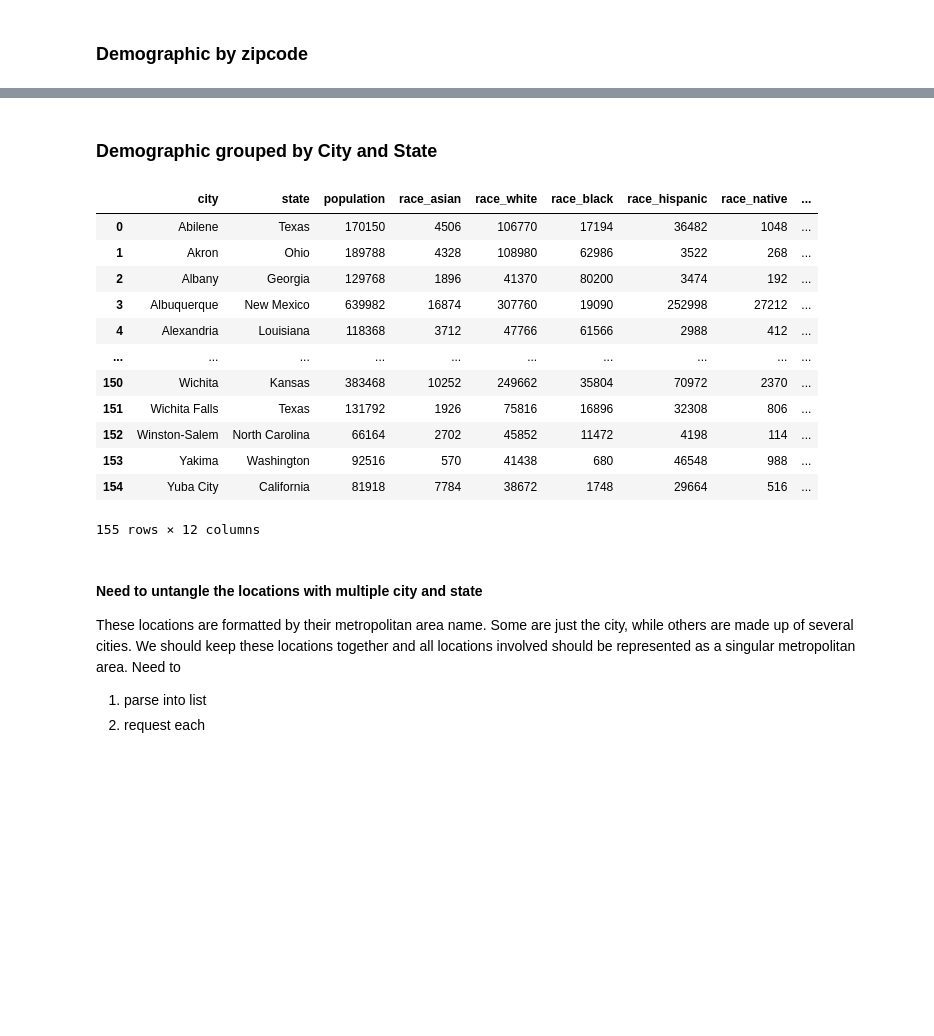
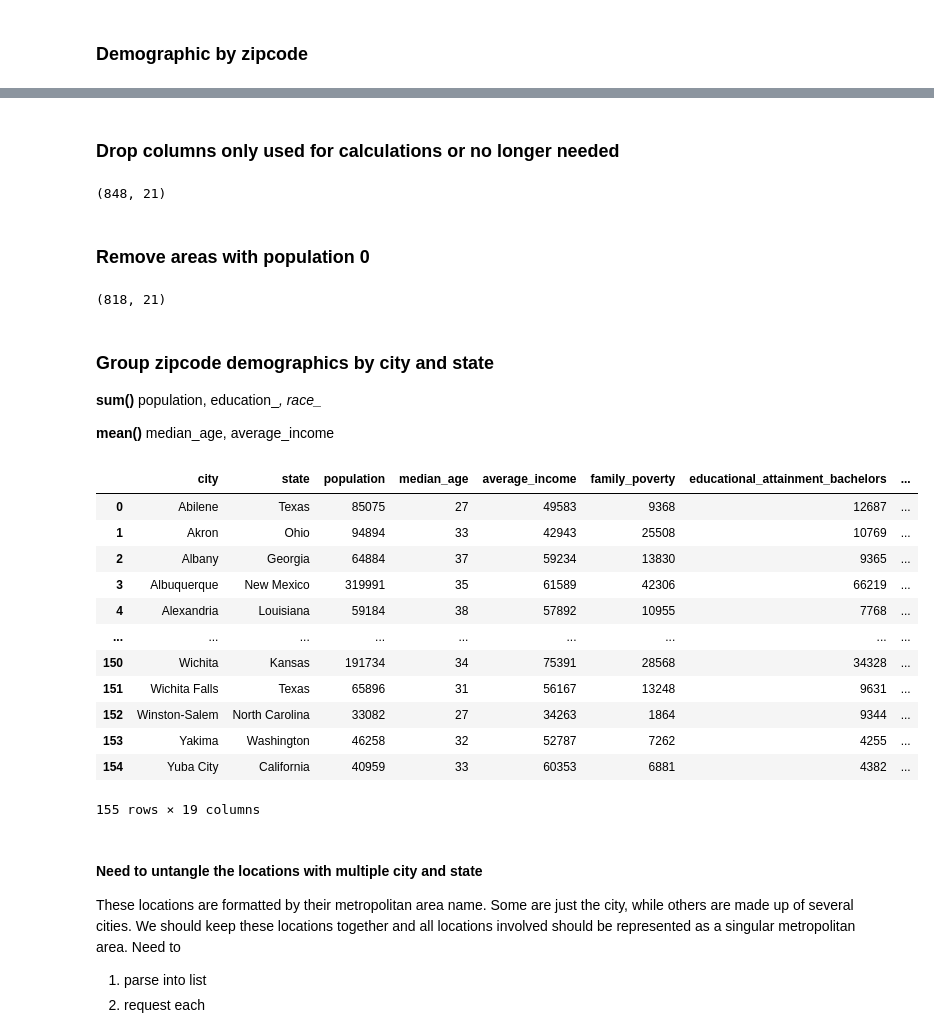
Before and after one commit to reachme1212/final_project, a Jupyter notebook: ETL_code/Demographics _ETL.ipynb, the cells around one changed output, grey strips where cells are left out. Drawn from its saved outputs; the diff is of its cells as text; code cells hidden in the pictures; blank space fills up the shorter version.

```diff
--- a/ETL_code/Demographics _ETL.ipynb
+++ b/ETL_code/Demographics _ETL.ipynb
@@ -190,4 +189,3 @@ dtype: object
 # %%
-# convert objects to int
-convert_columns = ['population', 'race_asian', 'race_white', 'race_black', 'race_native', 'race_islander', 'race_other', 'race_two', 'race_hispanic', 'average_household_income']
-demographic_by_zipcode_df[convert_columns] = demographic_by_zipcode_df[convert_columns].astype(str).astype(int)
+convert_columns_int = [ 'population', 'race_asian', 'race_white', 'race_black', 'race_native', 'race_islander', 'race_other', 'race_two', 'race_hispanic', 'average_household_income', 'family_households_total']
+demographic_by_zipcode_df[convert_columns_int] = demographic_by_zipcode_df[convert_columns_int].astype(str).astype(int)
@@ -194 +196,10 @@ demographic_by_zipcode_df[convert_columns] = demographic_by_zipcode_df[convert_c
+# %%
+demographic_by_zipcode_df['median_age'] = demographic_by_zipcode_df['median_age'].astype(float).astype(int)
+demographic_by_zipcode_df['average_household_income'] = demographic_by_zipcode_df['average_household_income'].astype(float).astype(int)
+demographic_by_zipcode_df['family_poverty'] = ((demographic_by_zipcode_df['family_poverty_pct'].astype("float") * demographic_by_zipcode_df['population']) / 100).astype(int)
+demographic_by_zipcode_df['educational_attainment_bachelors'] = ((demographic_by_zipcode_df['educational_attainment_bachelors'].astype("float") * demographic_by_zipcode_df['population']) / 100).astype(int)
+demographic_by_zipcode_df['educational_attainment_graduate'] = ((demographic_by_zipcode_df['educational_attainment_graduate'].astype("float") * demographic_by_zipcode_df['population']) / 100).astype(int)
+demographic_by_zipcode_df['educational_attainment_high_school'] = ((demographic_by_zipcode_df['educational_attainment_high_school'].astype("float") * demographic_by_zipcode_df['population']) / 100).astype(int)
+demographic_by_zipcode_df['educational_attainment_no_diploma'] = ((demographic_by_zipcode_df['educational_attainment_no_diploma'].astype("float") * demographic_by_zipcode_df['population']) / 100).astype(int)
+demographic_by_zipcode_df['educational_attainment_some_college'] = ((demographic_by_zipcode_df['educational_attainment_some_college'].astype("float") * demographic_by_zipcode_df['population']) / 100).astype(int)
 # %%
@@ -211,29 +212,58 @@ dtype: object
+# %% [markdown]
+### Drop columns only used for calculations or no longer needed
+# %%
+demographic_by_zipcode_df.drop(['family_poverty_pct'], axis=1, inplace=True)
+# %%
+demographic_by_zipcode_df.shape
+# %% [output]
+(848, 21)
+# %% [markdown]
+### Remove areas with population 0
+# %%
+demographic_by_zipcode_df = demographic_by_zipcode_df[demographic_by_zipcode_df['population'] > 0]
+demographic_by_zipcode_df.shape
+# %% [output]
+(818, 21)
 # %% [markdown]
-### Demographic grouped by City and State
+### Group zipcode demographics by city and state
+
+**sum()** population, education_*, race_*
+
+**mean()** median_age, average_income
 # %%
 grouped_demographic = demographic_by_zipcode_df.groupby(['city', 'state'], as_index=False).agg(
     population = ('population', 'sum'),
+    median_age = ('median_age', 'mean'),
+    average_income = ('average_household_income', 'mean'),
+    family_poverty = ('family_poverty', 'sum'),
+    educational_attainment_bachelors = ('educational_attainment_bachelors', 'sum'),
+    educational_attainment_graduate = ('educational_attainment_graduate', 'sum'),
+    educational_attainment_high_school = ('educational_attainment_high_school', 'sum'),
+    educational_attainment_no_diploma = ('educational_attainment_no_diploma', 'sum'),
+    educational_attainment_some_college = ('educational_attainment_some_college', 'sum'),
     race_asian = ('race_asian', 'sum'),
     race_white = ('race_white', 'sum'),
     race_black = ('race_black', 'sum'),
     race_hispanic = ('race_hispanic', 'sum'),
     race_native = ('race_native', 'sum'),
     race_islander = ('race_islander', 'sum'),
     race_two = ('race_two', 'sum'),
-    race_other = ('race_other', 'sum'),
-    average_income = ('average_household_income', 'mean'))
+    race_other = ('race_other', 'sum'))
+grouped_demographic['average_income'] = grouped_demographic['average_income'].astype(float).astype(int)
+grouped_demographic['median_age'] = grouped_demographic['median_age'].astype(int)
+
 grouped_demographic
 # %% [output]
-|  | city | state | population | race_asian | race_white | race_black | race_hispanic | race_native | ... |
-| 0 | Abilene | Texas | 170150 | 4506 | 106770 | 17194 | 36482 | 1048 | ... |
-| 1 | Akron | Ohio | 189788 | 4328 | 108980 | 62986 | 3522 | 268 | ... |
-| 2 | Albany | Georgia | 129768 | 1896 | 41370 | 80200 | 3474 | 192 | ... |
-| 3 | Albuquerque | New Mexico | 639982 | 16874 | 307760 | 19090 | 252998 | 27212 | ... |
-| 4 | Alexandria | Louisiana | 118368 | 3712 | 47766 | 61566 | 2988 | 412 | ... |
-| ... | ... | ... | ... | ... | ... | ... | ... | ... | ... |
-| 150 | Wichita | Kansas | 383468 | 10252 | 249662 | 35804 | 70972 | 2370 | ... |
-| 151 | Wichita Falls | Texas | 131792 | 1926 | 75816 | 16896 | 32308 | 806 | ... |
-| 152 | Winston-Salem | North Carolina | 66164 | 2702 | 45852 | 11472 | 4198 | 114 | ... |
-| 153 | Yakima | Washington | 92516 | 570 | 41438 | 680 | 46548 | 988 | ... |
-| 154 | Yuba City | California | 81918 | 7784 | 38672 | 1748 | 29664 | 516 | ... |
+|  | city | state | population | median_age | average_income | family_poverty | educational_attainment_bachelors | ... |
+| 0 | Abilene | Texas | 85075 | 27 | 49583 | 9368 | 12687 | ... |
+| 1 | Akron | Ohio | 94894 | 33 | 42943 | 25508 | 10769 | ... |
+| 2 | Albany | Georgia | 64884 | 37 | 59234 | 13830 | 9365 | ... |
+| 3 | Albuquerque | New Mexico | 319991 | 35 | 61589 | 42306 | 66219 | ... |
+| 4 | Alexandria | Louisiana | 59184 | 38 | 57892 | 10955 | 7768 | ... |
+| ... | ... | ... | ... | ... | ... | ... | ... | ... |
+| 150 | Wichita | Kansas | 191734 | 34 | 75391 | 28568 | 34328 | ... |
+| 151 | Wichita Falls | Texas | 65896 | 31 | 56167 | 13248 | 9631 | ... |
+| 152 | Winston-Salem | North Carolina | 33082 | 27 | 34263 | 1864 | 9344 | ... |
+| 153 | Yakima | Washington | 46258 | 32 | 52787 | 7262 | 4255 | ... |
+| 154 | Yuba City | California | 40959 | 33 | 60353 | 6881 | 4382 | ... |
-155 rows × 12 columns
+155 rows × 19 columns
```
Also changed, not shown: parts of 24 cells of this notebook, 4 other files.
